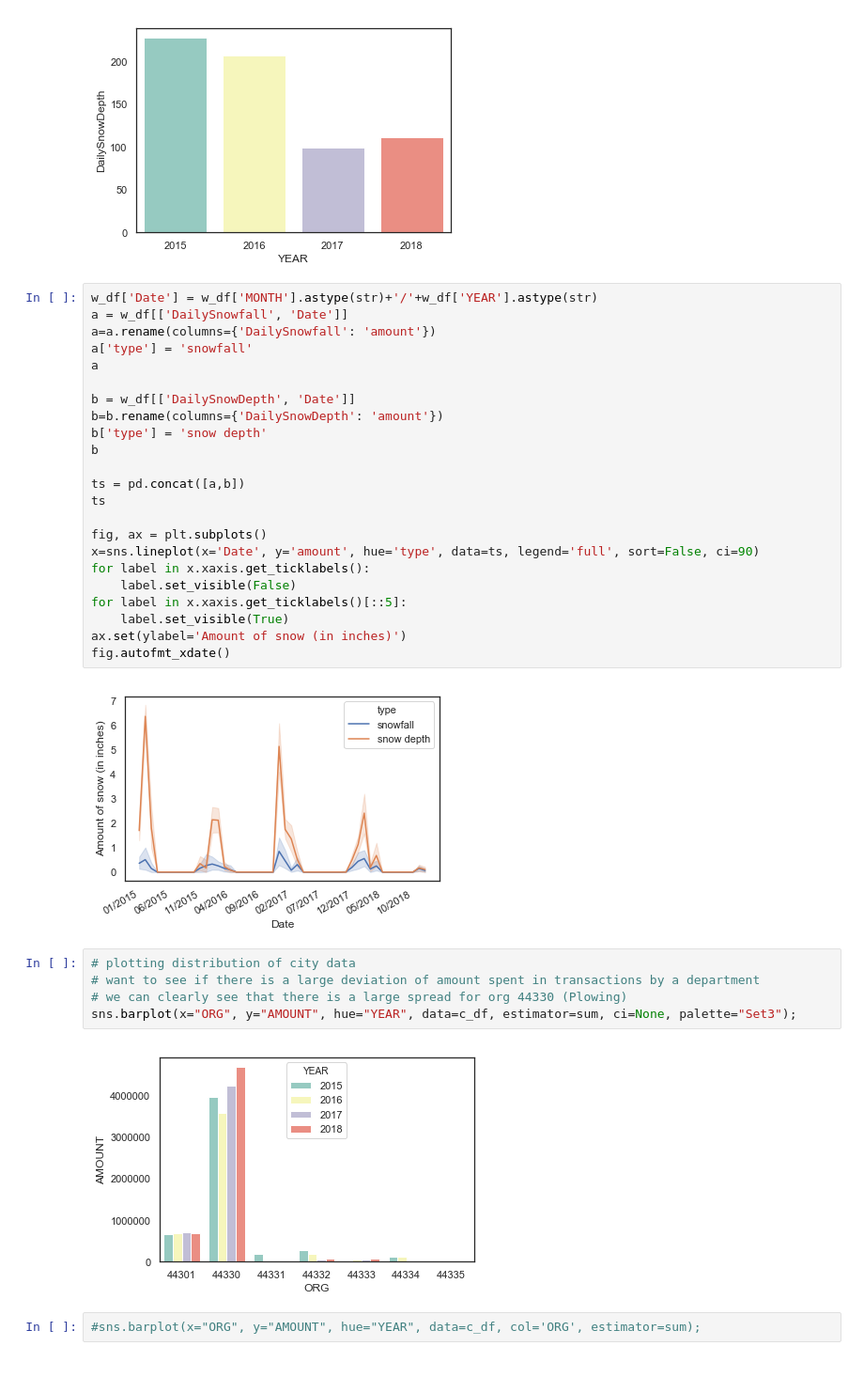
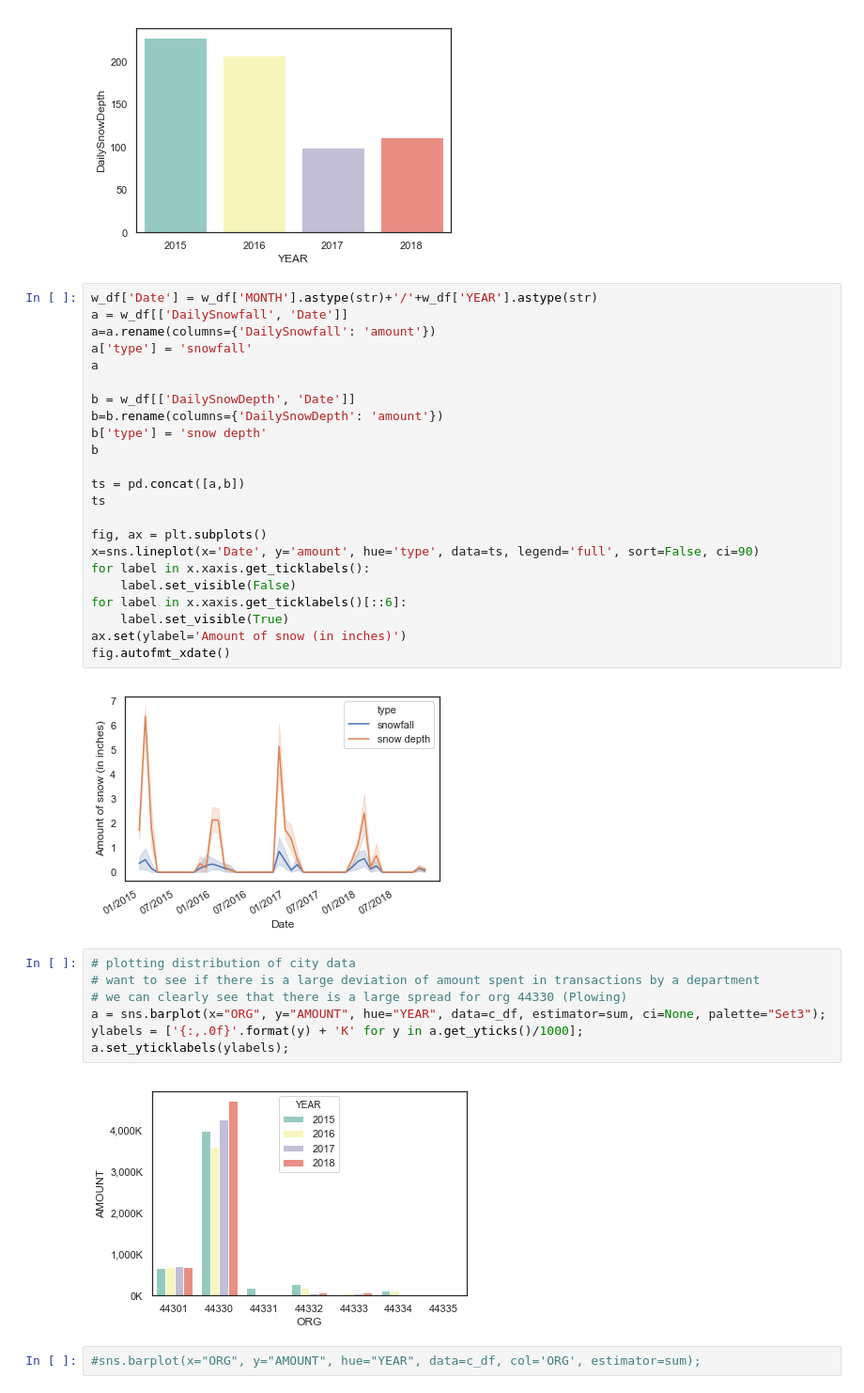
Before and after one commit to tylerharter/s19-city-t1, a Jupyter notebook: Madison Snowfall Visualization.ipynb, the cells around one changed output. Shown: that part at 94% size. Saved outputs shown, nothing was run; the diff lists cells and outputs as text.

```diff
--- a/Madison Snowfall Visualization.ipynb
+++ b/Madison Snowfall Visualization.ipynb
@@ -143,19 +141,21 @@ fig, ax = plt.subplots()
 x=sns.lineplot(x='Date', y='amount', hue='type', data=ts, legend='full', sort=False, ci=90)
 for label in x.xaxis.get_ticklabels():
     label.set_visible(False)
-for label in x.xaxis.get_ticklabels()[::5]:
+for label in x.xaxis.get_ticklabels()[::6]:
     label.set_visible(True)
 ax.set(ylabel='Amount of snow (in inches)')
 fig.autofmt_xdate()
 # %% [output]
-[figure, old version]
+[figure, new version]
 # %%
 # plotting distribution of city data
 # want to see if there is a large deviation of amount spent in transactions by a department
 # we can clearly see that there is a large spread for org 44330 (Plowing)
-sns.barplot(x="ORG", y="AMOUNT", hue="YEAR", data=c_df, estimator=sum, ci=None, palette="Set3");
+a = sns.barplot(x="ORG", y="AMOUNT", hue="YEAR", data=c_df, estimator=sum, ci=None, palette="Set3");
+ylabels = ['{:,.0f}'.format(y) + 'K' for y in a.get_yticks()/1000];
+a.set_yticklabels(ylabels);
 # %% [output]
-[figure, old version]
+[figure, new version]
 # %%
 #sns.barplot(x="ORG", y="AMOUNT", hue="YEAR", data=c_df, col='ORG', estimator=sum);
 # %%
```
Also changed, not shown: parts of 9 cells of this notebook.
